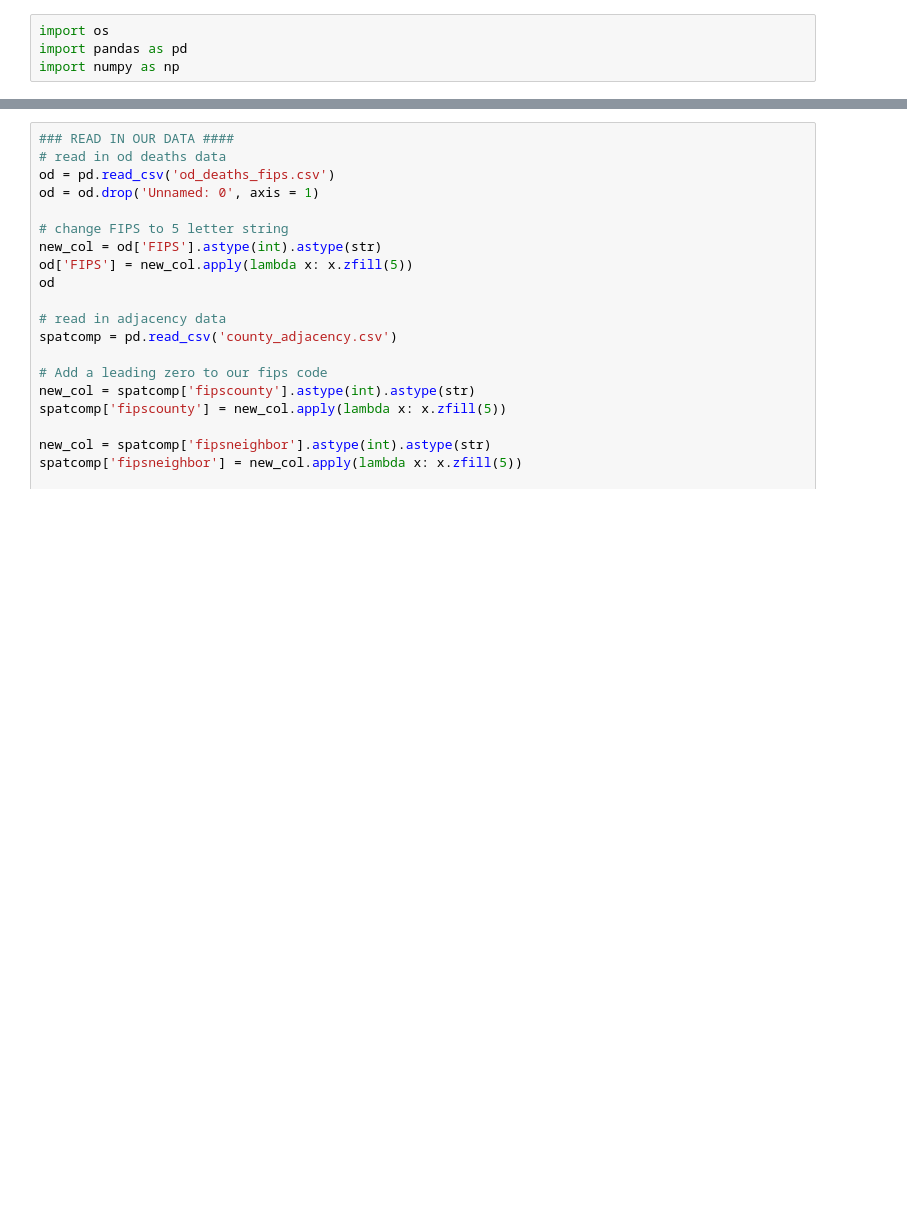
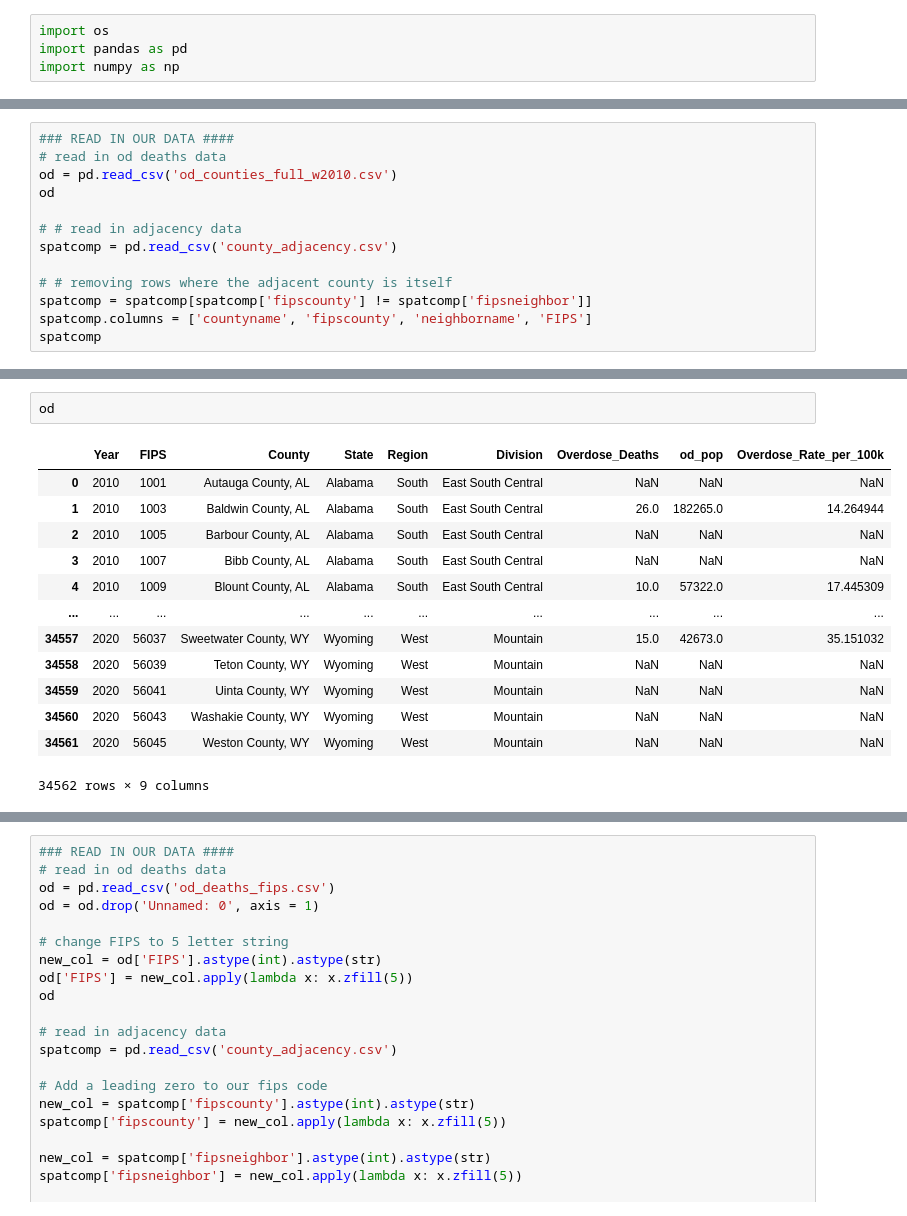
Before and after one commit to rhiannz/drugs, a Jupyter notebook: Data/Geographical_Data/spatial_component_creation.ipynb, the cells around one changed output, grey strips where cells are left out. Cells and saved outputs as stored; diff of their text form; blank space fills up the shorter version.

Commit message:
adding fully od data

```diff
--- a/Data/Geographical_Data/spatial_component_creation.ipynb
+++ b/Data/Geographical_Data/spatial_component_creation.ipynb
@@ -4,0 +8,13 @@ import numpy as np
+# %%
+### READ IN OUR DATA ####
+# read in od deaths data
+od = pd.read_csv('od_counties_full_w2010.csv')
+od
+
+# # read in adjacency data
+spatcomp = pd.read_csv('county_adjacency.csv')
+
+# # removing rows where the adjacent county is itself
+spatcomp = spatcomp[spatcomp['fipscounty'] != spatcomp['fipsneighbor']]
+spatcomp.columns = ['countyname', 'fipscounty', 'neighborname', 'FIPS']
+spatcomp
@@ -4,0 +35,16 @@ import numpy as np
+# %%
+od
+# %% [output]
+|  | Year | FIPS | County | State | Region | Division | Overdose_Deaths | od_pop | Overdose_Rate_per_100k |
+| 0 | 2010 | 1001 | Autauga County, AL | Alabama | South | East South Central | NaN | NaN | NaN |
+| 1 | 2010 | 1003 | Baldwin County, AL | Alabama | South | East South Central | 26.0 | 182265.0 | 14.264944 |
+| 2 | 2010 | 1005 | Barbour County, AL | Alabama | South | East South Central | NaN | NaN | NaN |
+| 3 | 2010 | 1007 | Bibb County, AL | Alabama | South | East South Central | NaN | NaN | NaN |
+| 4 | 2010 | 1009 | Blount County, AL | Alabama | South | East South Central | 10.0 | 57322.0 | 17.445309 |
+| ... | ... | ... | ... | ... | ... | ... | ... | ... | ... |
+| 34557 | 2020 | 56037 | Sweetwater County, WY | Wyoming | West | Mountain | 15.0 | 42673.0 | 35.151032 |
+| 34558 | 2020 | 56039 | Teton County, WY | Wyoming | West | Mountain | NaN | NaN | NaN |
+| 34559 | 2020 | 56041 | Uinta County, WY | Wyoming | West | Mountain | NaN | NaN | NaN |
+| 34560 | 2020 | 56043 | Washakie County, WY | Wyoming | West | Mountain | NaN | NaN | NaN |
+| 34561 | 2020 | 56045 | Weston County, WY | Wyoming | West | Mountain | NaN | NaN | NaN |
+34562 rows × 9 columns
```
Also changed, not shown: parts of 11 cells of this notebook, 12 other files.
